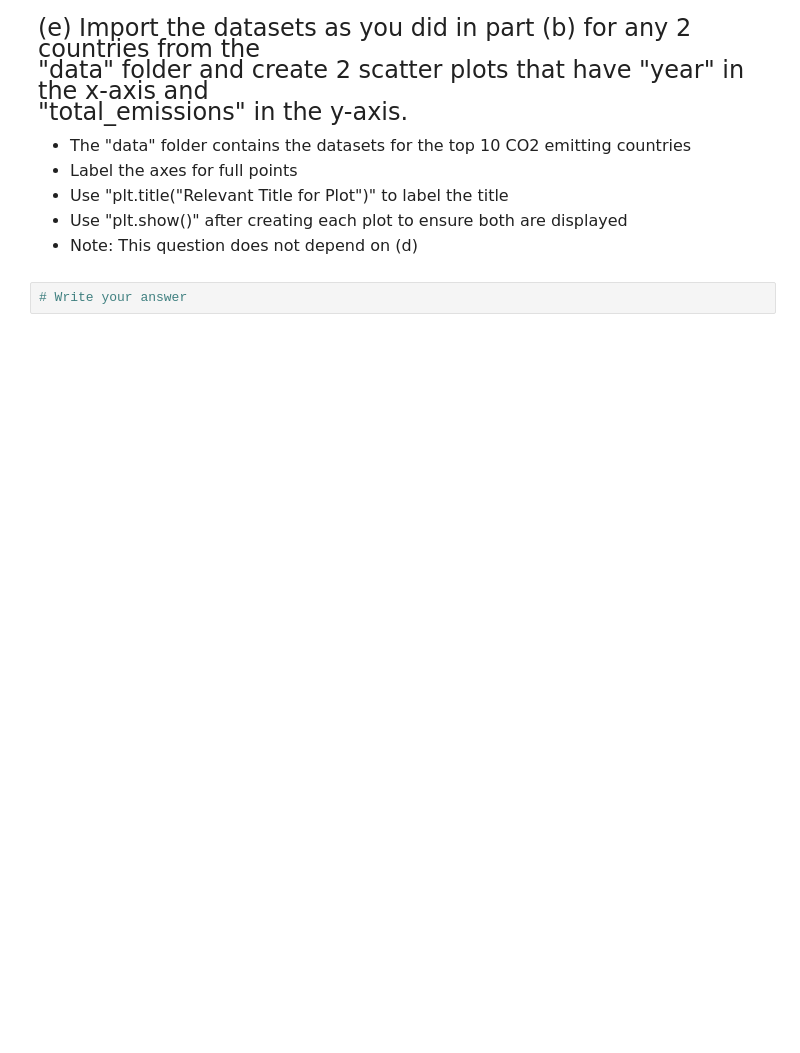
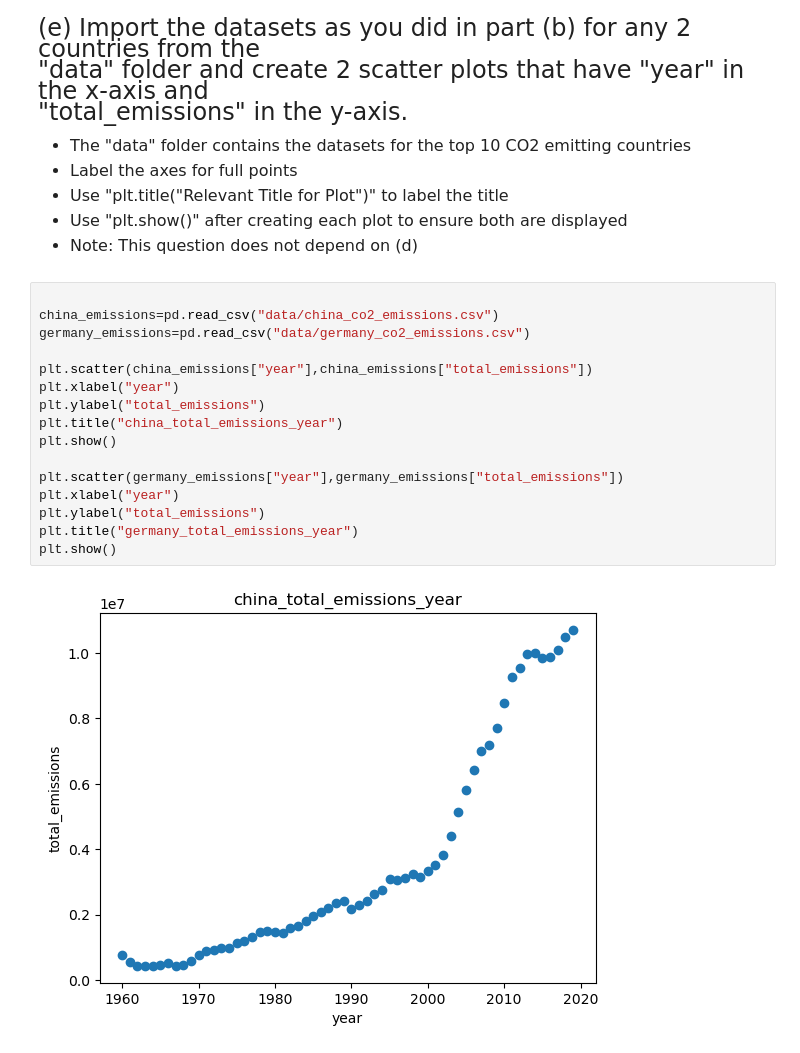
Before and after one commit to Annielu-015/qtm151spring2025, a Jupyter notebook: assignments/assignment2/Assignment2.ipynb, the cells around one changed output. Saved outputs shown, nothing was run; the diff lists cells and outputs as text; blank space fills up the shorter version.

```diff
--- a/assignments/assignment2/Assignment2.ipynb
+++ b/assignments/assignment2/Assignment2.ipynb
@@ -77,5 +84,21 @@ SyntaxError: unterminated string literal (detected at line 2) (3481043852.py, li
 - Use "plt.title("Relevant Title for Plot")" to label the title
 - Use "plt.show()" after creating each plot to ensure both are displayed
 - Note: This question does not depend on (d)
-# %%
-# Write your answer
+# %%
+
+china_emissions=pd.read_csv("data/china_co2_emissions.csv")
+germany_emissions=pd.read_csv("data/germany_co2_emissions.csv")
+
+plt.scatter(china_emissions["year"],china_emissions["total_emissions"])
+plt.xlabel("year")
+plt.ylabel("total_emissions")
+plt.title("china_total_emissions_year")
+plt.show()
+
+plt.scatter(germany_emissions["year"],germany_emissions["total_emissions"])
+plt.xlabel("year")
+plt.ylabel("total_emissions")
+plt.title("germany_total_emissions_year")
+plt.show()
+# %% [output]
+[figure, added]
```
Also changed, not shown: parts of 3 cells of this notebook.
